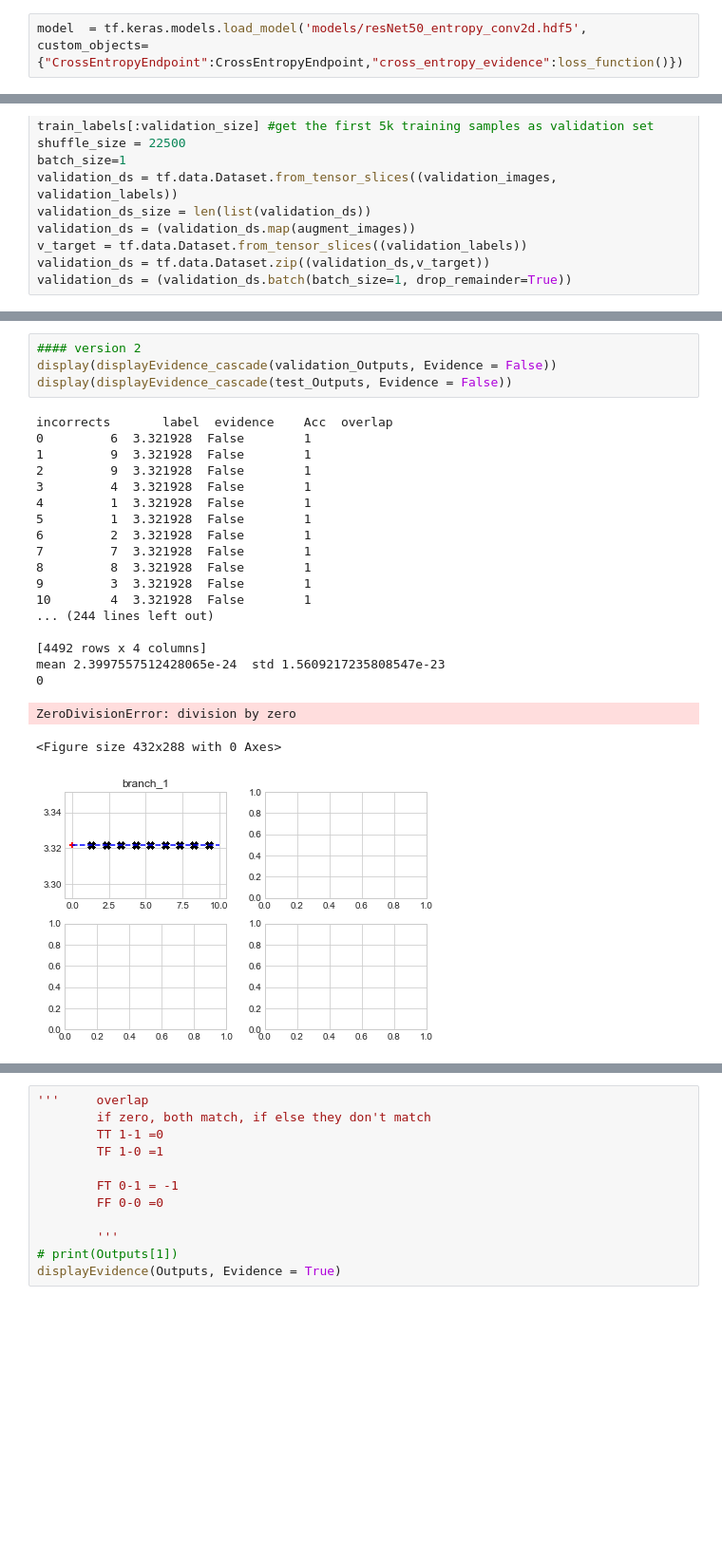
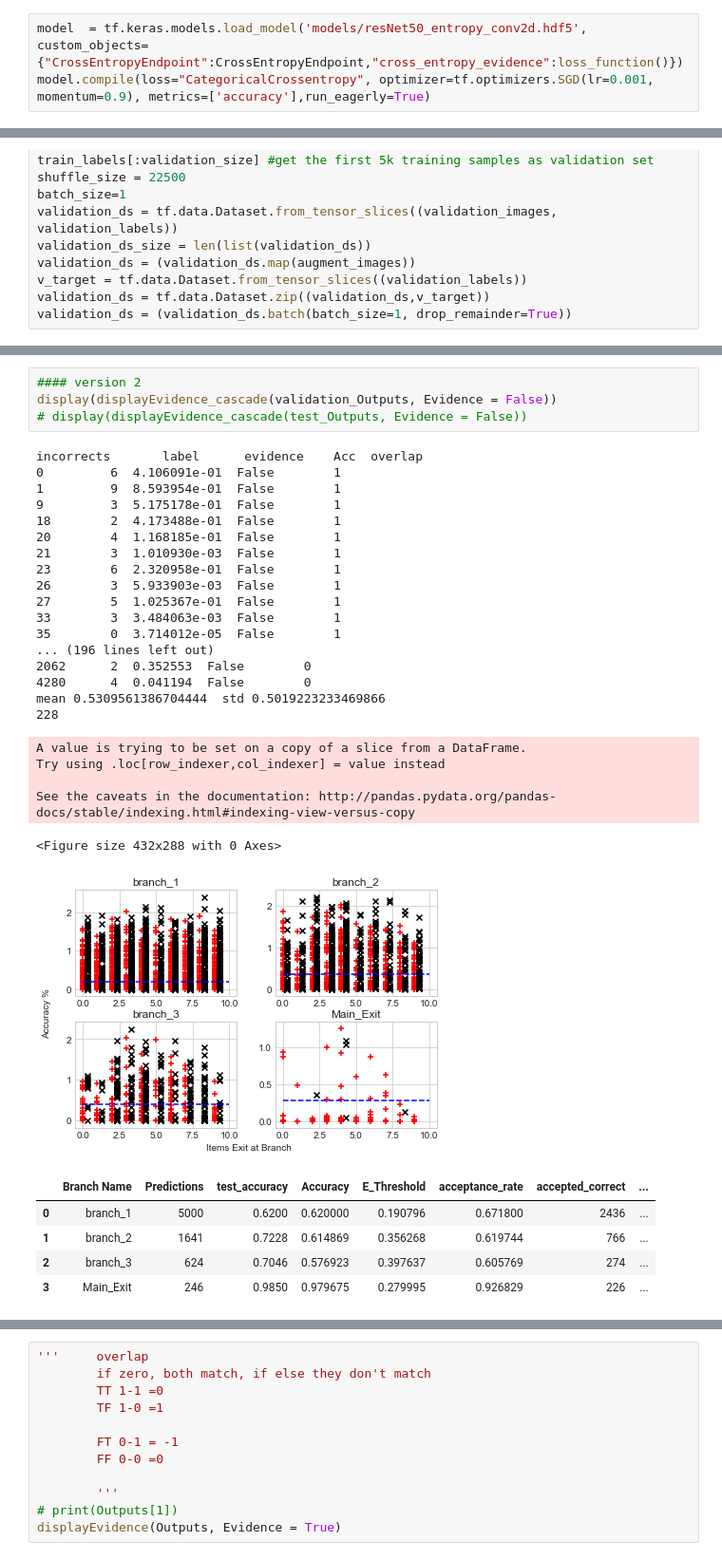
Before and after one commit to SanityLacking/BrevisNet, a Jupyter notebook: notebooks/CrossEntropy_branched-ResNet.ipynb, the cells around one changed output, grey strips where cells are left out. Shown: that part at 95% size. Saved outputs shown, nothing was run; the diff lists cells and outputs as text; blank space fills up the shorter version.

```diff
--- a/notebooks/CrossEntropy_branched-ResNet.ipynb
+++ b/notebooks/CrossEntropy_branched-ResNet.ipynb
@@ -333,2 +355,3 @@ KeyboardInterrupt:
 # %%
 model  = tf.keras.models.load_model('models/resNet50_entropy_conv2d.hdf5', custom_objects={"CrossEntropyEndpoint":CrossEntropyEndpoint,"cross_entropy_evidence":loss_function()})
+model.compile(loss="CategoricalCrossentropy", optimizer=tf.optimizers.SGD(lr=0.001, momentum=0.9), metrics=['accuracy'],run_eagerly=True)
@@ -749,25 +618,33 @@ Warning: string series 'monitoring/stdout' value was longer than 1000 characters
 # %%
 #### version 2
 display(displayEvidence_cascade(validation_Outputs, Evidence = False))
-display(displayEvidence_cascade(test_Outputs, Evidence = False))
+# display(displayEvidence_cascade(test_Outputs, Evidence = False))
 # %% [output]
-incorrects       label  evidence    Acc  overlap
-0         6  3.321928  False        1
-1         9  3.321928  False        1
-2         9  3.321928  False        1
-3         4  3.321928  False        1
-4         1  3.321928  False        1
-5         1  3.321928  False        1
-6         2  3.321928  False        1
-7         7  3.321928  False        1
-8         8  3.321928  False        1
-9         3  3.321928  False        1
-10        4  3.321928  False        1
-... (244 lines left out)
-
-[4492 rows x 4 columns]
-mean 2.3997557512428065e-24  std 1.5609217235808547e-23
-0
+incorrects       label      evidence    Acc  overlap
+0         6  4.106091e-01  False        1
+1         9  8.593954e-01  False        1
+9         3  5.175178e-01  False        1
+18        2  4.173488e-01  False        1
+20        4  1.168185e-01  False        1
+21        3  1.010930e-03  False        1
+23        6  2.320958e-01  False        1
+26        3  5.933903e-03  False        1
+27        5  1.025367e-01  False        1
+33        3  3.484063e-03  False        1
+35        0  3.714012e-05  False        1
+... (196 lines left out)
+2062      2  0.352553  False        0
+4280      4  0.041194  False        0
+mean 0.5309561386704444  std 0.5019223233469866
+228
-ZeroDivisionError: division by zero
+A value is trying to be set on a copy of a slice from a DataFrame.
+Try using .loc[row_indexer,col_indexer] = value instead
+
+See the caveats in the documentation: http://pandas.pydata.org/pandas-docs/stable/indexing.html#indexing-view-versus-copy
 <Figure size 432x288 with 0 Axes>
-[figure, old version]
+[figure, new version]
+|  | Branch Name | Predictions | test_accuracy | Accuracy | E_Threshold | acceptance_rate | accepted_correct | ... |
+| 0 | branch_1 | 5000 | 0.6200 | 0.620000 | 0.190796 | 0.671800 | 2436 | ... |
+| 1 | branch_2 | 1641 | 0.7228 | 0.614869 | 0.356268 | 0.619744 | 766 | ... |
+| 2 | branch_3 | 624 | 0.7046 | 0.576923 | 0.397637 | 0.605769 | 274 | ... |
+| 3 | Main_Exit | 246 | 0.9850 | 0.979675 | 0.279995 | 0.926829 | 226 | ... |
```
Also changed, not shown: parts of 12 cells of this notebook, 2 other files.
